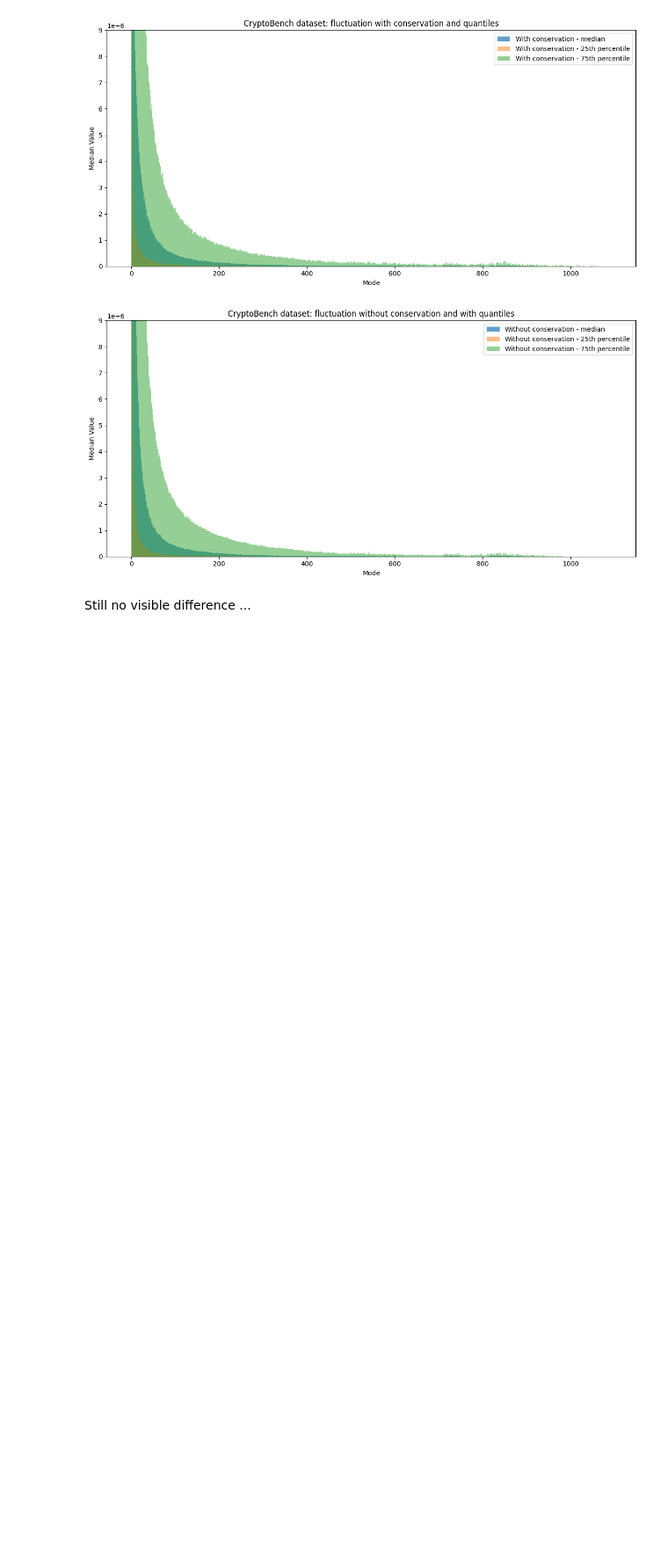
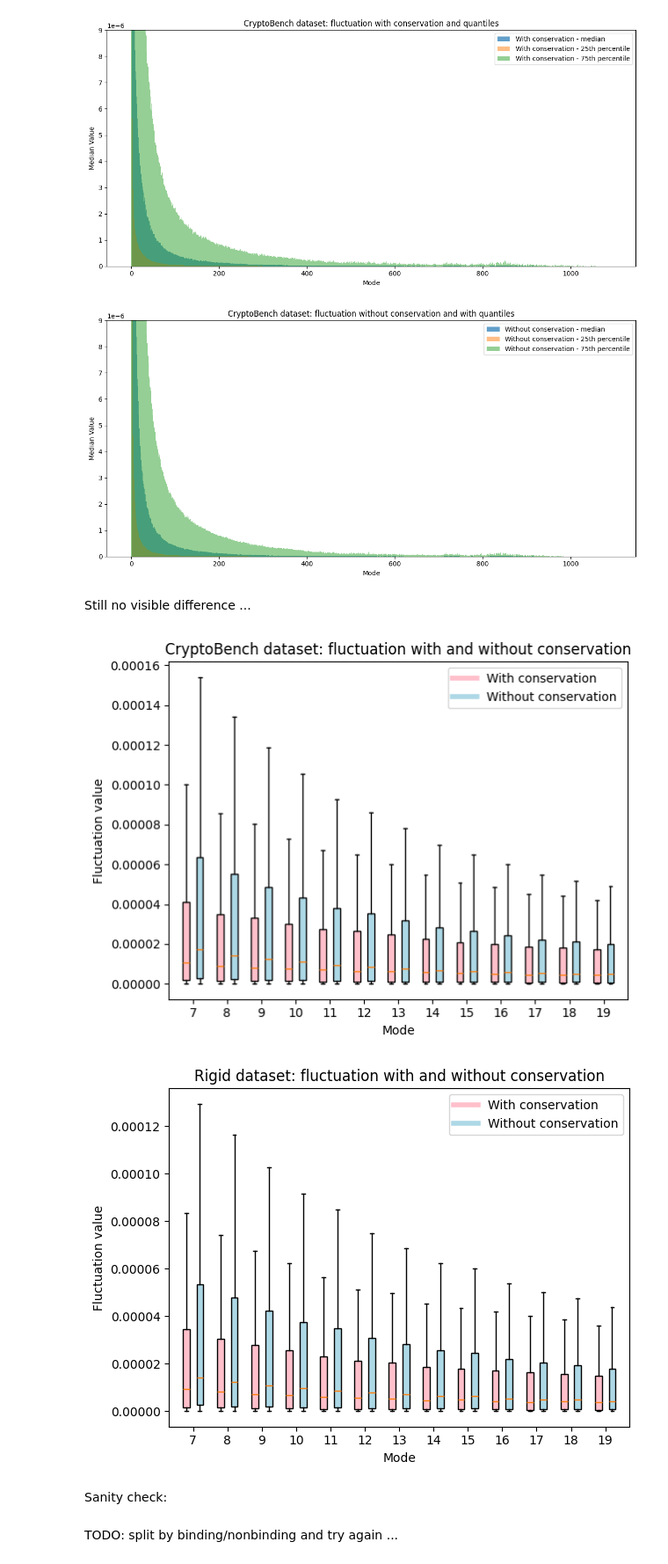
Before and after one commit to skrhakv/pocket-movement-analysis, a Jupyter notebook: src/feature-analysis/conservation/analysis.ipynb, the cells around one changed output. Shown at 88% size. Drawn from its saved outputs; the diff is of its cells as text; code cells hidden in the pictures; blank space fills up the shorter version.

```diff
--- a/src/feature-analysis/conservation/analysis.ipynb
+++ b/src/feature-analysis/conservation/analysis.ipynb
@@ -169,3 +171,42 @@ print_barchart_with_quantiles(fluctuation_without_conservation_cryptobench, ['Wi
 [figure]
 # %% [markdown]
 Still no visible difference ...
+# %%
+from matplotlib.lines import Line2D
+
+def boxplot(binned_fluctuation_by_distance1, binned_fluctuation_by_distance2, xlim=(7,20), ylim=None, title='', labels=['', '']):
+    colors = ['pink', 'lightblue']
+    x = np.array(list(range(xlim[0], xlim[1])))
+
+    boxplot1 = plt.boxplot(binned_fluctuation_by_distance1[xlim[0]:xlim[1]],0,'',positions=x-0.2,widths=0.2, patch_artist=True)
+    boxplot2 = plt.boxplot(binned_fluctuation_by_distance2[xlim[0]:xlim[1]],0,'',positions=x+0.2,widths=0.2, patch_artist=True)
+
+    # fill with color:
+    for bplot, color in zip((boxplot1, boxplot2), colors):
+        for patch in bplot['boxes']:
+            patch.set_facecolor(color)
+
+    custom_lines = [Line2D([0], [0], color=colors[0], lw=4),
+                    Line2D([0], [0], color=colors[1], lw=4)]
+
+    plt.legend(custom_lines, labels)
+
+    plt.xlabel('Mode')
+
+    plt.xticks(x, x)
+    if ylim:
+        plt.ylim(0, ylim)
+    # if xlim:
+    #     plt.xlim(xlim[0], xlim[1])
+    plt.ylabel('Fluctuation value')
+    plt.title(title)
+    plt.tight_layout()
+    plt.show()
+
+boxplot(fluctuation_with_conservation_cryptobench, fluctuation_without_conservation_cryptobench, title='CryptoBench dataset: fluctuation with and without conservation', labels=['With conservation', 'Without conservation'])
+boxplot(fluctuation_with_conservation_rigid, fluctuation_without_conservation_rigid, title='Rigid dataset: fluctuation with and without conservation', labels=['With conservation', 'Without conservation'])
+# %% [output]
+[figure, added]
+[figure, added]
+# %% [markdown]
+Sanity check:
@@ -171,0 +219,2 @@ Still no visible difference ...
+# %% [markdown]
+TODO: split by binding/nonbinding and try again ...
```
Also changed, not shown: parts of 12 cells of this notebook.
